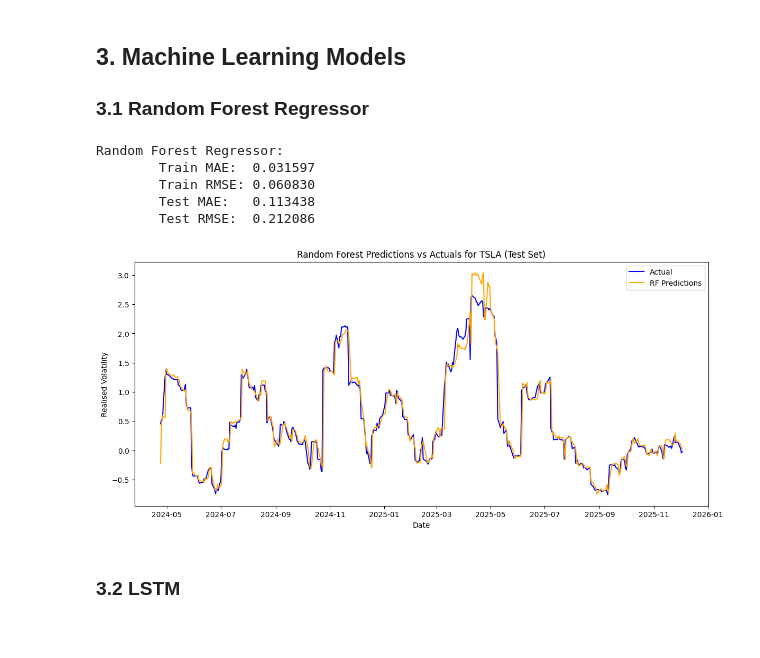
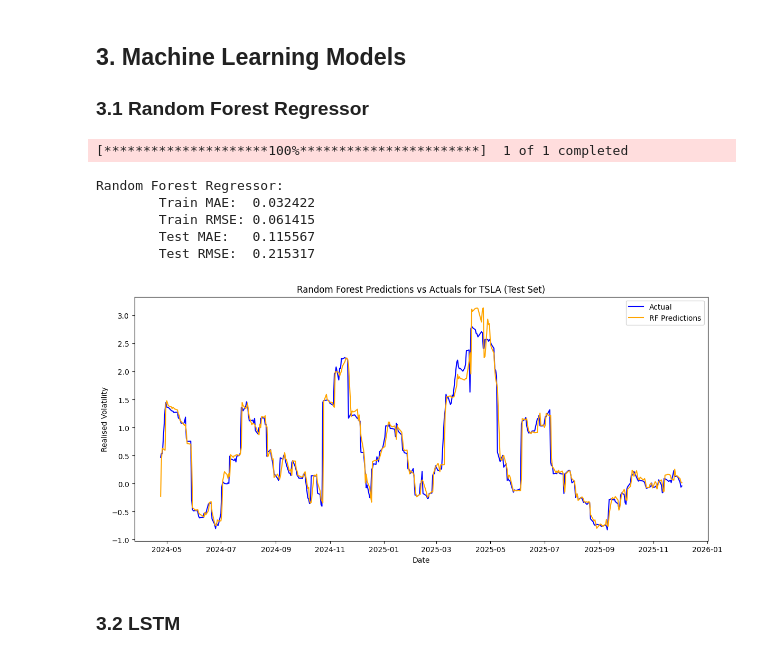
Before and after one commit to ICAI-IMAT-XAI/final-project-IgnacioBayon, a Jupyter notebook: notebooks/predict.ipynb, the cells around one changed output. Drawn from its saved outputs; the diff is of its cells as text; code cells hidden in the pictures.

Commit message:
pipeline corrections (torch to numpy and structure)

```diff
--- a/notebooks/predict.ipynb
+++ b/notebooks/predict.ipynb
@@ -229,76 +242,71 @@ HAR-RV Model:
 ### 3.1 Random Forest Regressor
 # %%
 # Prepare data for Random Forest
+seq_len = 30
+train_split, _, test_split = load_data(
+    ticker=ticker,
+    feature_cols=feature_cols,
+    target_col="RealisedVolatility",
+    seq_len=seq_len,
+    start_date=start_date,
+    train_size=0.85,
+    test_size=0.15,
+)
+X_train, y_train, dates_train = train_split
+X_test, y_test, dates_test = test_split
 
-# 1. Get the 3D data from the datasets
-X_train_3d = train_dataset.X.numpy()  # shape (num_samples, seq_len, num_features)
-y_train = train_dataset.y.numpy().ravel()  # shape (num_samples, 1) => (num_samples,)
-
-if val_dataset:
-    X_val_3d = val_dataset.X.numpy()
-    y_val = val_dataset.y.numpy().ravel()
-
-X_test_3d = test_dataset.X.numpy()
-y_test = test_dataset.y.numpy().ravel()
-
-# 2. Flatten the time dimension for Random Forest
-# We combine (seq_len * num_features) into a single feature vector
-# Now RF sees: [Day_1_LogReturn, ..., Day_1_MACD, Day_2_LogReturn, ..., Day_30_MACD]
-num_train_samples, seq_len, num_features = X_train_3d.shape
-X_train_rf = X_train_3d.reshape(num_train_samples, seq_len * num_features)
-
-if val_dataset:
-    num_val_samples = X_val_3d.shape[0]
-    X_val_rf = X_val_3d.reshape(num_val_samples, seq_len * num_features)
-
-num_test_samples = X_test_3d.shape[0]
-X_test_rf = X_test_3d.reshape(num_test_samples, seq_len * num_features)
+# Flatten the sequences for Random Forest
+n_train, seq_length, num_features = X_train.shape
+X_train_rf = X_train.reshape(n_train, seq_length * num_features)
+n_test = X_test.shape[0]
+X_test_rf = X_test.reshape(n_test, seq_length * num_features)
+# %% [output]
+[*********************100%***********************]  1 of 1 completed
 # %%
-n_estimators = 500
-
+n_estimators = 300
 rf = RandomForestRegressor(
     n_estimators=n_estimators,
+    # max_depth=10,
+    # min_samples_leaf=5,
     random_state=random_state,
-    n_jobs=-1
+    n_jobs=-1,
 )
 
-rf.fit(X_train_rf, train_dataset.y.ravel())
+rf.fit(X_train_rf, y_train)
 
 # Predict
 rf_train_preds = rf.predict(X_train_rf)
-rf_val_preds = rf.predict(X_val_rf) if val_dataset else None
 rf_test_preds = rf.predict(X_test_rf)
 
 # Evaluate
-rf_train_mae = mean_absolute_error(train_dataset.y, rf_train_preds)
-rf_train_rmse = np.sqrt(mean_squared_error(train_dataset.y, rf_train_preds))
+rf_train_mae = mean_absolute_error(y_train, rf_train_preds)
+rf_train_rmse = np.sqrt(mean_squared_error(y_train, rf_train_preds))
 
-rf_test_mae = mean_absolute_error(test_dataset.y, rf_test_preds)
-rf_test_rmse = np.sqrt(mean_squared_error(test_dataset.y, rf_test_preds))
+rf_test_mae = mean_absolute_error(y_test, rf_test_preds)
+rf_test_rmse = np.sqrt(mean_squared_error(y_test, rf_test_preds))
 
 print(f"Random Forest Regressor:")
 print(f"\tTrain MAE:  {rf_train_mae:.6f}")
 print(f"\tTrain RMSE: {rf_train_rmse:.6f}")
 print(f"\tTest MAE:   {rf_test_mae:.6f}")
 print(f"\tTest RMSE:  {rf_test_rmse:.6f}")
 
 # Plot predictions vs actuals for the test set
 plt.figure(figsize=(14, 6))
-plt.plot(test_dataset.dates, test_dataset.y, label='Actual', color='blue')
-plt.plot(test_dataset.dates, rf_test_preds, label='RF Predictions', color='orange')
-# plt.plot(test_dataset.dates, base_preds, label='Naive Baseline', color='green', linestyle='--')
+plt.plot(dates_test, y_test, label='Actual', color='blue')
+plt.plot(dates_test, rf_test_preds, label='RF Predictions', color='orange')
 plt.title(f'Random Forest Predictions vs Actuals for {ticker} (Test Set)')
 plt.xlabel('Date')
 plt.ylabel('Realised Volatility')
 plt.legend()
 plt.show()
 # %% [output]
 Random Forest Regressor:
-        Train MAE:  0.031597
-        Train RMSE: 0.060830
-        Test MAE:   0.113438
-        Test RMSE:  0.212086
+        Train MAE:  0.032422
+        Train RMSE: 0.061415
+        Test MAE:   0.115567
+        Test RMSE:  0.215317
-[figure, old version]
+[figure, new version]
 # %% [markdown]
 ### 3.2 LSTM
 # %%
```
Also changed, not shown: parts of 27 cells of this notebook, 4 other files.
